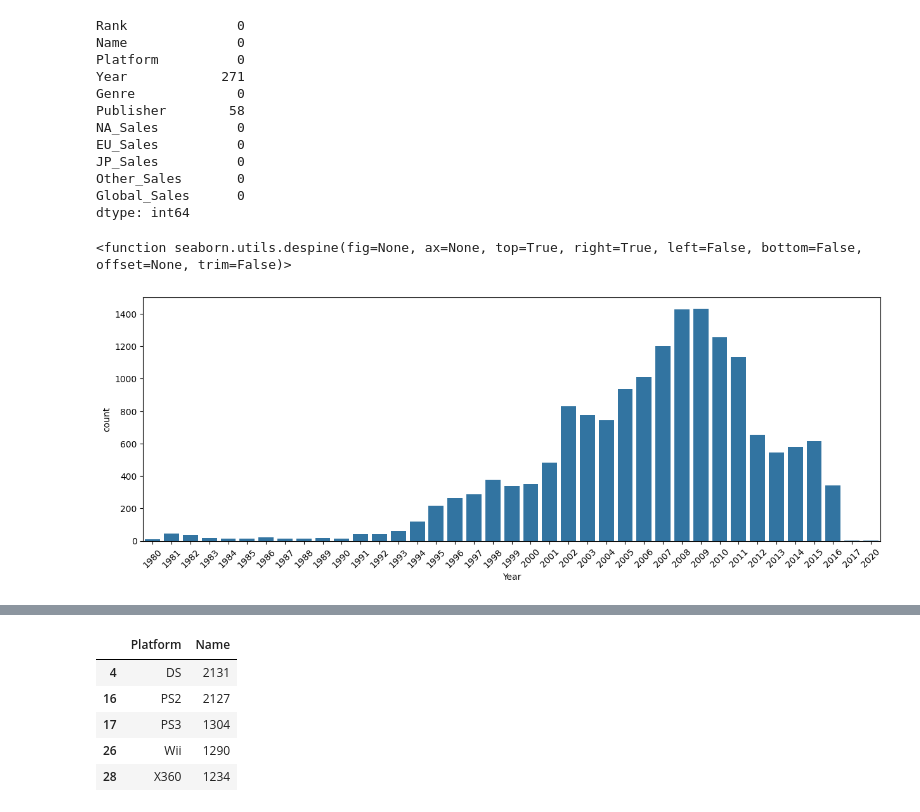
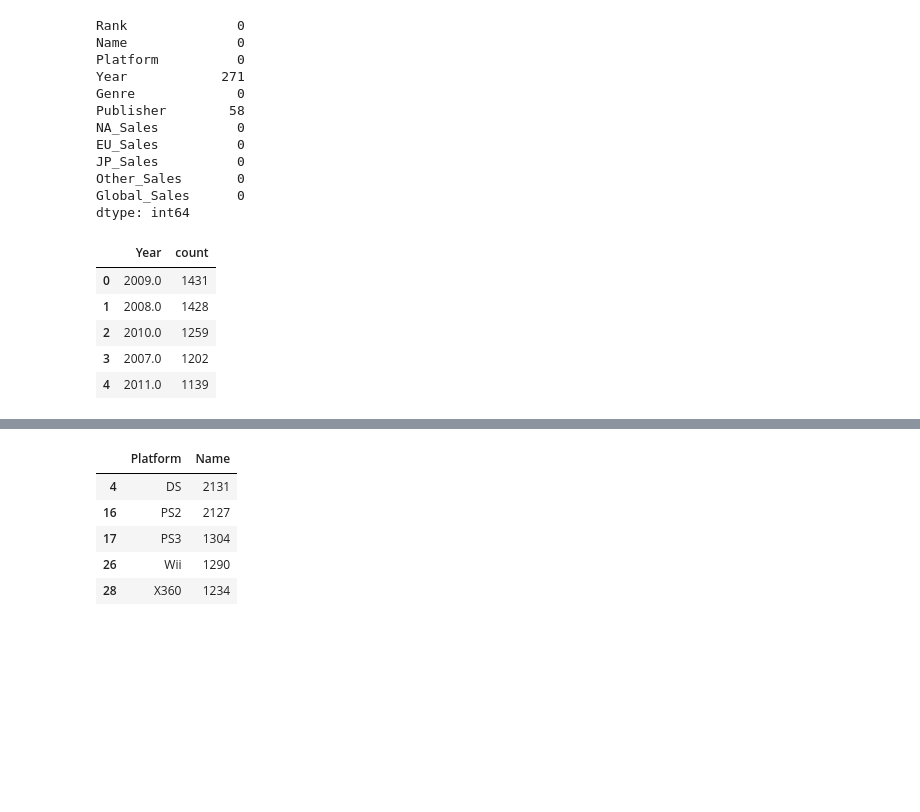
Before and after one commit to olisun-gif/Python, a Jupyter notebook: 1. Игры (games).ipynb, the cells around one changed output, grey strips where cells are left out. Saved outputs shown, nothing was run; the diff lists cells and outputs as text; code cells hidden in the pictures; blank space fills up the shorter version.

```diff
--- a/1. Игры (games).ipynb
+++ b/1. Игры (games).ipynb
@@ -60,14 +43,13 @@ JP_Sales          0
 Other_Sales       0
 Global_Sales      0
 dtype: int64
-# %%
-df = df.dropna()
-df['Year'] = round(df['Year']).astype('int')
-plt.figure(figsize=(15, 5))
-sns.countplot(x = df['Year']) # количество годов
-plt.xticks(rotation=45) # поворот подписей лет на 45 градусов
-sns.despine # убирает лишние outputs
-# %% [output]
-<function seaborn.utils.despine(fig=None, ax=None, top=True, right=True, left=False, bottom=False, offset=None, trim=False)>
-[figure]
+# %%
+df['Year'].value_counts().reset_index().head() # встречаемость лет
+# %% [output]
+|  | Year | count |
+| 0 | 2009.0 | 1431 |
+| 1 | 2008.0 | 1428 |
+| 2 | 2010.0 | 1259 |
+| 3 | 2007.0 | 1202 |
+| 4 | 2011.0 | 1139 |
 # %%
```
Also changed, not shown: parts of 12 cells of this notebook.
